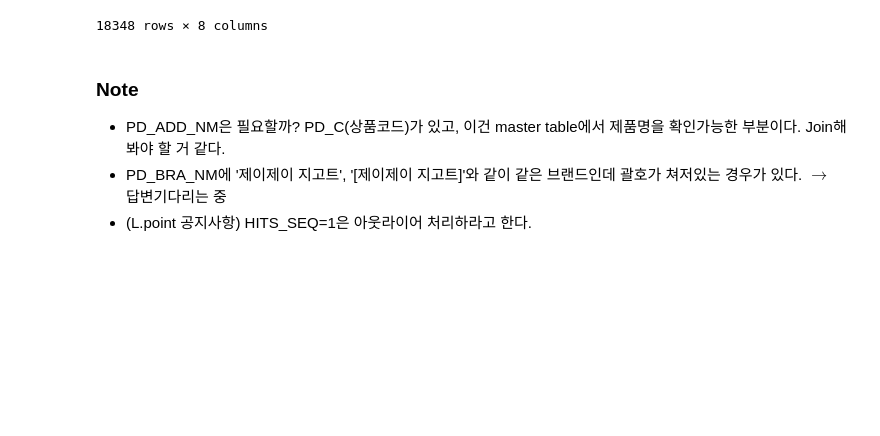
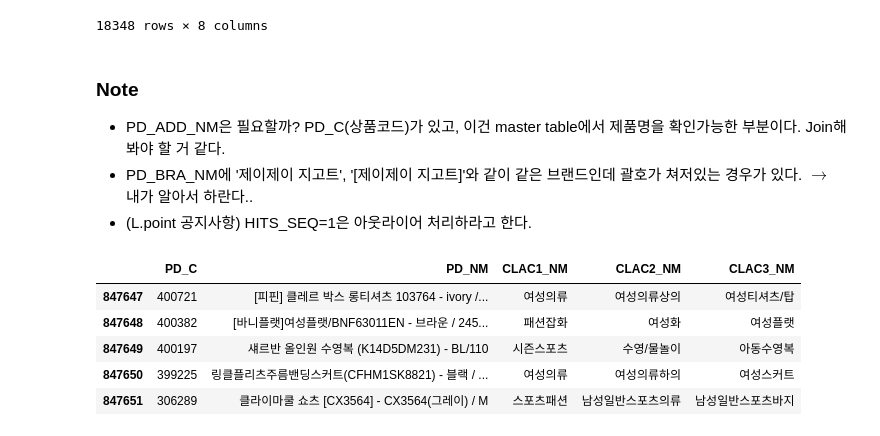
Before and after one commit to Junhojuno/L.Point-BigData-Competition, a Jupyter notebook: code/EDA/1.EDA_Product.ipynb, the cells around one changed output. Cells and saved outputs as stored; diff of their text form; code cells hidden in the pictures; blank space fills up the shorter version.

```diff
--- a/code/EDA/1.EDA_Product.ipynb
+++ b/code/EDA/1.EDA_Product.ipynb
@@ -258,5 +265,15 @@ product[(product.PD_BRA_NM=='제이제이 지고트') | (product.PD_BRA_NM=='[
 # %% [markdown]
 ### Note
 - PD_ADD_NM은 필요할까? PD_C(상품코드)가 있고, 이건 master table에서 제품명을 확인가능한 부분이다. Join해봐야 할 거 같다.
-- PD_BRA_NM에 '제이제이 지고트', '[제이제이 지고트]'와 같이 같은 브랜드인데 괄호가 쳐저있는 경우가 있다. $\rightarrow$ 답변기다리는 중
+- PD_BRA_NM에 '제이제이 지고트', '[제이제이 지고트]'와 같이 같은 브랜드인데 괄호가 쳐저있는 경우가 있다. $\rightarrow$ 내가 알아서 하란다..
 - (L.point 공지사항) HITS_SEQ=1은 아웃라이어 처리하라고 한다.
+# %%
+master = pd.read_csv("../../data/06_Master.csv")
+master.tail()
+# %% [output]
+|  | PD_C | PD_NM | CLAC1_NM | CLAC2_NM | CLAC3_NM |
+| 847647 | 400721 | [피핀] 클레르 박스 롱티셔츠 103764 - ivory /... | 여성의류 | 여성의류상의 | 여성티셔츠/탑 |
+| 847648 | 400382 | [바니플랫]여성플랫/BNF63011EN - 브라운 / 245... | 패션잡화 | 여성화 | 여성플랫 |
+| 847649 | 400197 | 섀르반 올인원 수영복 (K14D5DM231) - BL/110 | 시즌스포츠 | 수영/물놀이 | 아동수영복 |
+| 847650 | 399225 | 링클플리츠주름밴딩스커트(CFHM1SK8821) - 블랙 / ... | 여성의류 | 여성의류하의 | 여성스커트 |
+| 847651 | 306289 | 클라이마쿨 쇼츠 [CX3564] - CX3564(그레이) / M | 스포츠패션 | 남성일반스포츠의류 | 남성일반스포츠바지 |
```
Also changed, not shown: parts of 9 cells of this notebook.
